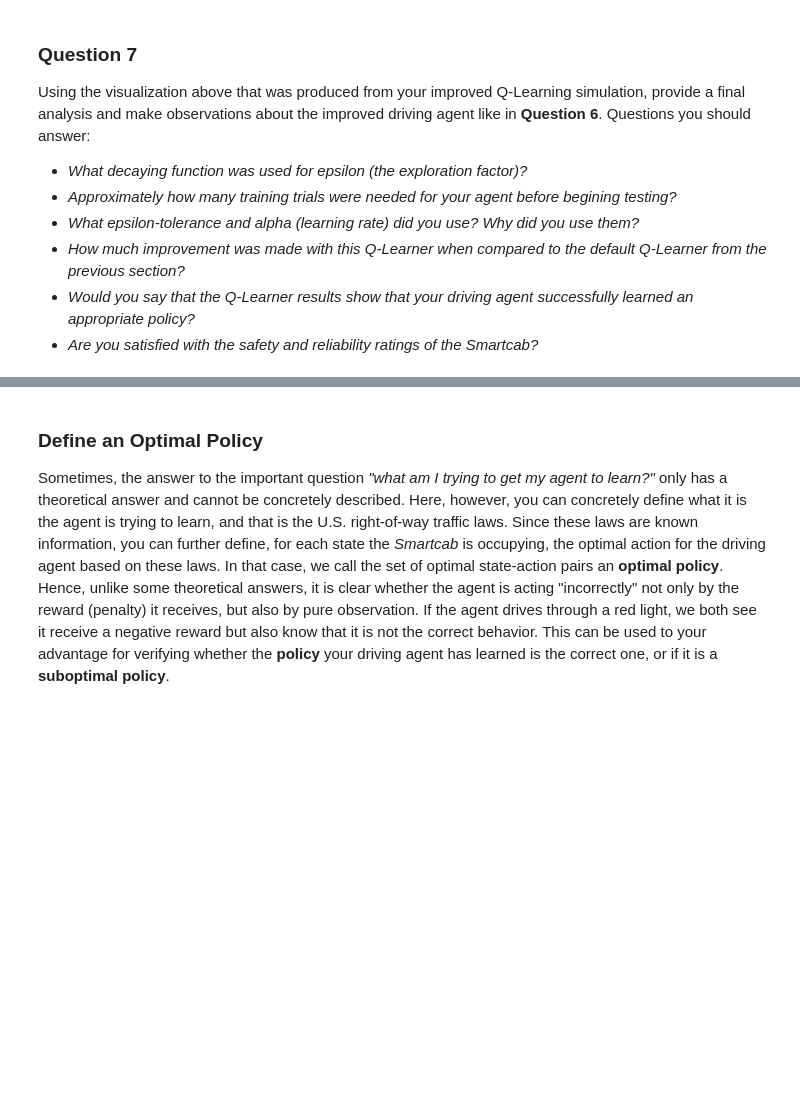
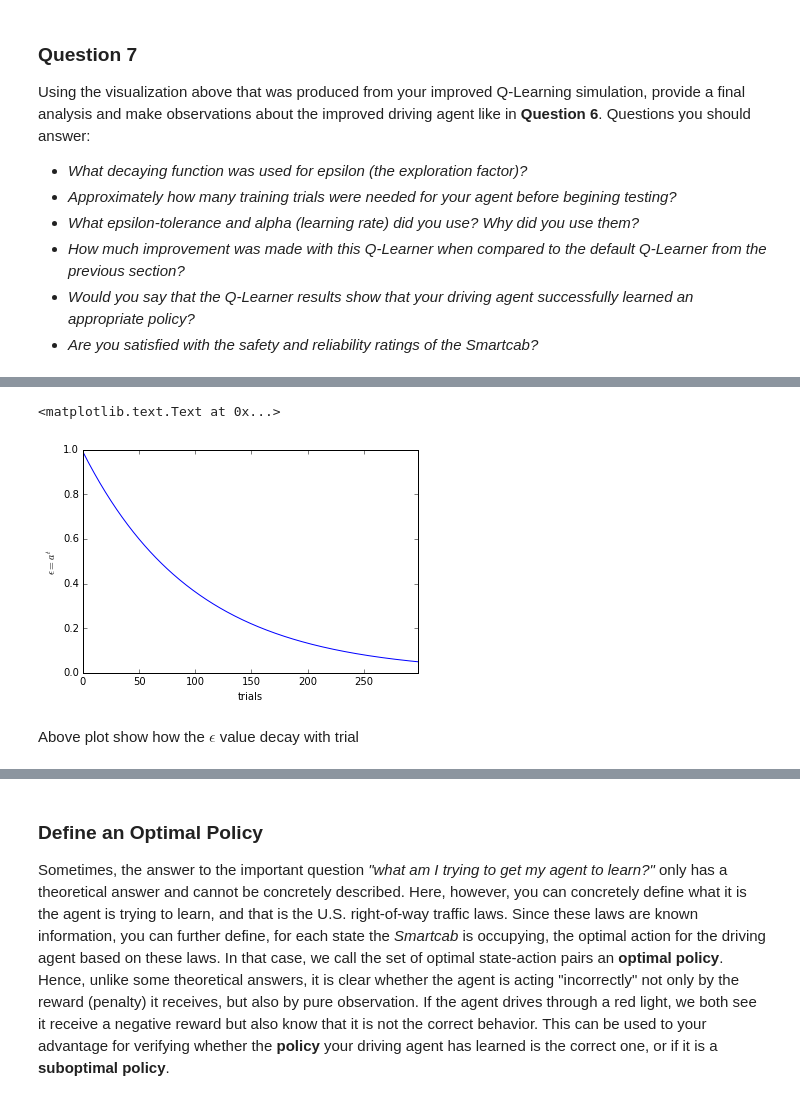
Before and after one commit to ppeiris/machine-learning, a Jupyter notebook: projects/smartcab/smartcab.ipynb, the cells around one changed output, grey strips where cells are left out. Cells and saved outputs as stored; diff of their text form; code cells hidden in the pictures; blank space fills up the shorter version.

```diff
--- a/projects/smartcab/smartcab.ipynb
+++ b/projects/smartcab/smartcab.ipynb
@@ -306,0 +323,14 @@ Using the visualization above that was produced from your improved Q-Learning si
+# %%
+import pandas as pd
+import ast
+data = pd.read_csv("logs/sim_improved-learning_final.csv")
+dataparams = data[data.testing == False].parameters
+e=dataparams.apply(lambda x: ast.literal_eval(x)['e'])
+ax = e.plot()
+ax.set_xlabel('trials')
+ax.set_ylabel('$\epsilon = a^{t}$')
+# %% [output]
+<matplotlib.text.Text at 0x...>
+[figure, added]
+# %% [markdown]
+Above plot show how the $\epsilon$ value decay with trial
```
Also changed, not shown: parts of 7 cells of this notebook, 10 other files.
